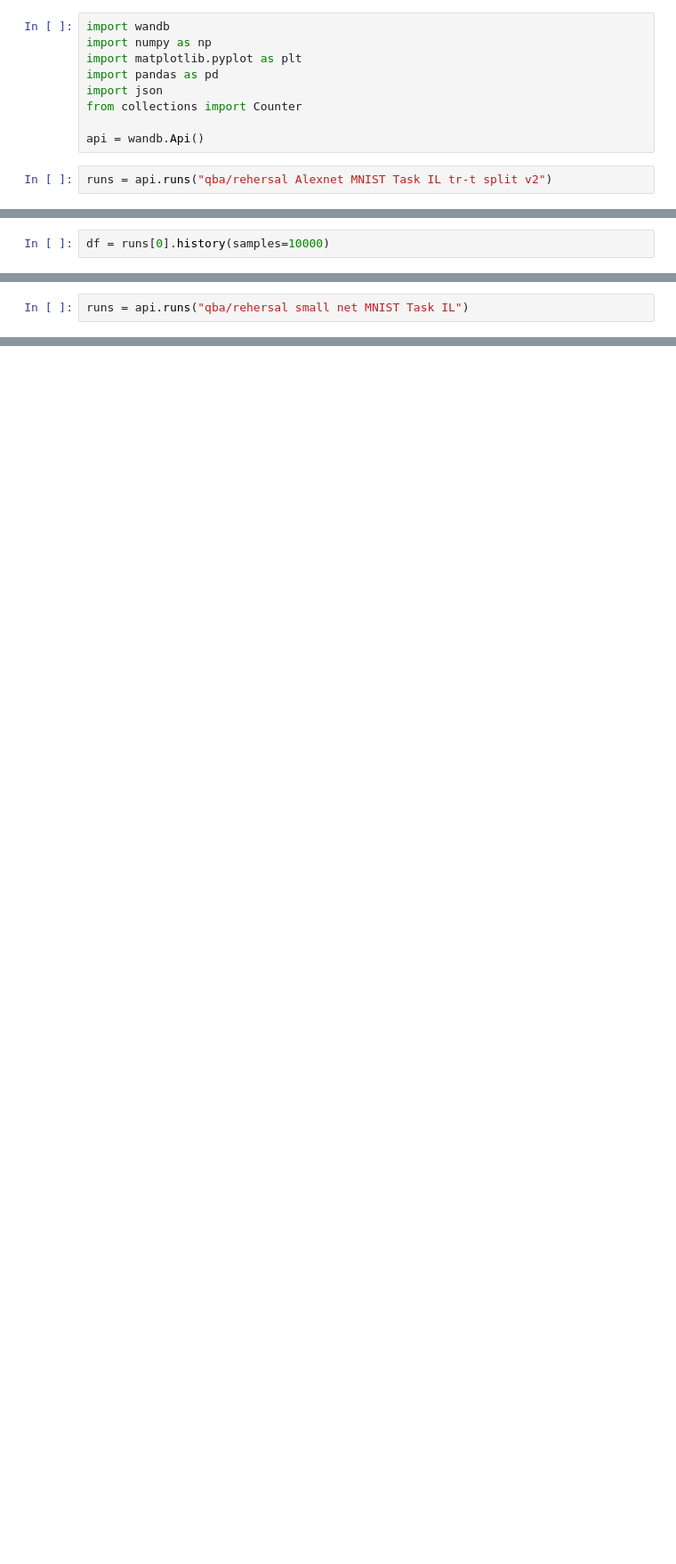
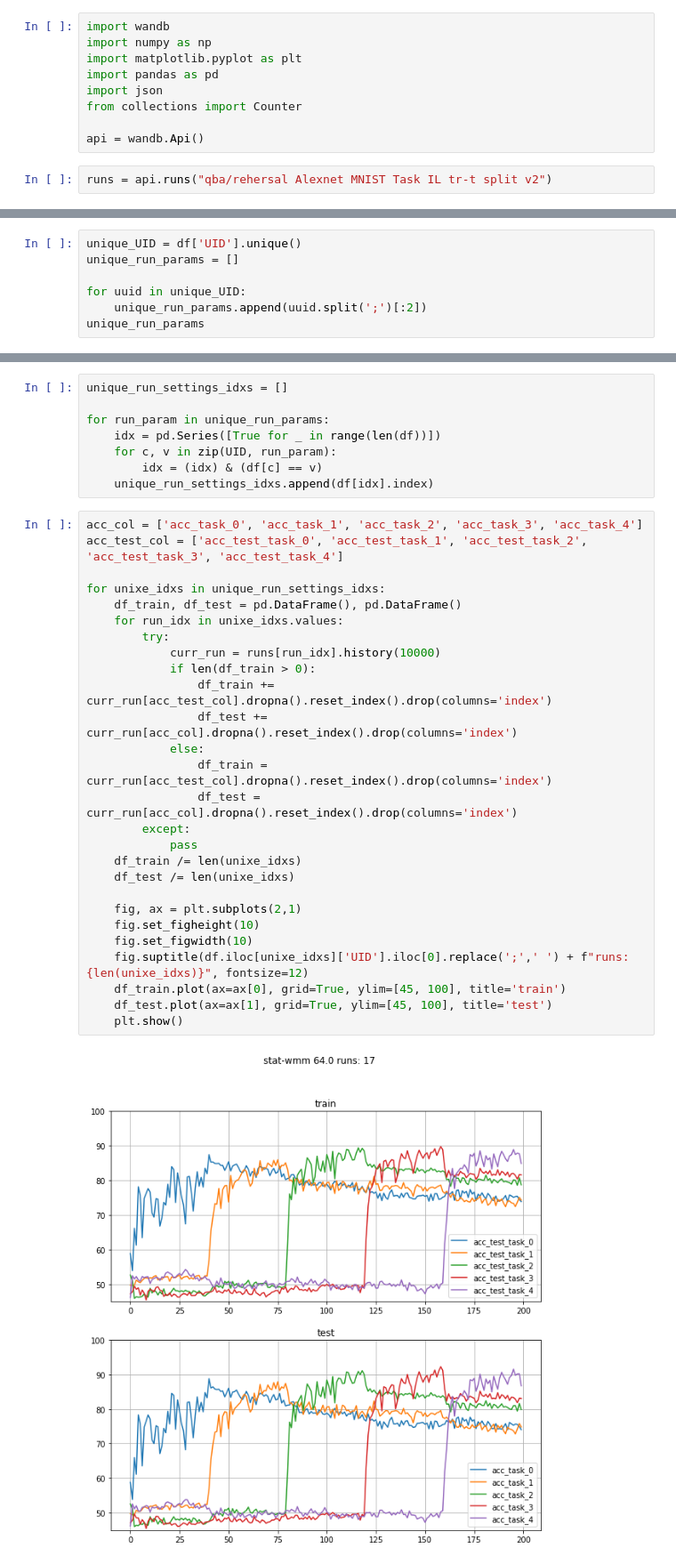
Before and after one commit to jsobolew/mgr, a Jupyter notebook: myCode/Results visualization/Results_Visualization_datasets.ipynb, the cells around one changed output, grey strips where cells are left out. Shown at 89% size. Cells and saved outputs as stored; diff of their text form; blank space fills up the shorter version.

```diff
--- a/myCode/Results visualization/Results_Visualization_datasets.ipynb
+++ b/myCode/Results visualization/Results_Visualization_datasets.ipynb
@@ -35,2 +34,0 @@ df
-# %%
-df = runs[0].history(samples=10000)
@@ -143,2 +34,0 @@ df_all_runs.reset_index().groupby("index").mean().plot()
-# %%
-runs = api.runs("qba/rehersal small net MNIST Task IL")
@@ -201,0 +41,7 @@ for task_num in range(5):
+# %%
+unique_UID = df['UID'].unique()
+unique_run_params = []
+
+for uuid in unique_UID:
+    unique_run_params.append(uuid.split(';')[:2])
+unique_run_params
@@ -201,0 +63,37 @@ for task_num in range(5):
+# %%
+unique_run_settings_idxs = []
+
+for run_param in unique_run_params:
+    idx = pd.Series([True for _ in range(len(df))])
+    for c, v in zip(UID, run_param):
+        idx = (idx) & (df[c] == v)
+    unique_run_settings_idxs.append(df[idx].index)
+# %%
+acc_col = ['acc_task_0', 'acc_task_1', 'acc_task_2', 'acc_task_3', 'acc_task_4']
+acc_test_col = ['acc_test_task_0', 'acc_test_task_1', 'acc_test_task_2', 'acc_test_task_3', 'acc_test_task_4']
+
+for unixe_idxs in unique_run_settings_idxs:
+    df_train, df_test = pd.DataFrame(), pd.DataFrame()
+    for run_idx in unixe_idxs.values:
+        try:
+            curr_run = runs[run_idx].history(10000)
+            if len(df_train > 0):
+                df_train += curr_run[acc_test_col].dropna().reset_index().drop(columns='index')
+                df_test += curr_run[acc_col].dropna().reset_index().drop(columns='index')
+            else:
+                df_train = curr_run[acc_test_col].dropna().reset_index().drop(columns='index')
+                df_test = curr_run[acc_col].dropna().reset_index().drop(columns='index')
+        except:
+            pass
+    df_train /= len(unixe_idxs)
+    df_test /= len(unixe_idxs)
+
+    fig, ax = plt.subplots(2,1)
+    fig.set_figheight(10)
+    fig.set_figwidth(10)
+    fig.suptitle(df.iloc[unixe_idxs]['UID'].iloc[0].replace(';',' ') + f"runs: {len(unixe_idxs)}", fontsize=12)
+    df_train.plot(ax=ax[0], grid=True, ylim=[45, 100], title='train')
+    df_test.plot(ax=ax[1], grid=True, ylim=[45, 100], title='test')
+    plt.show()
+# %% [output]
+[figure, added]
```
Also changed, not shown: parts of 29 cells of this notebook, 2 other files.
